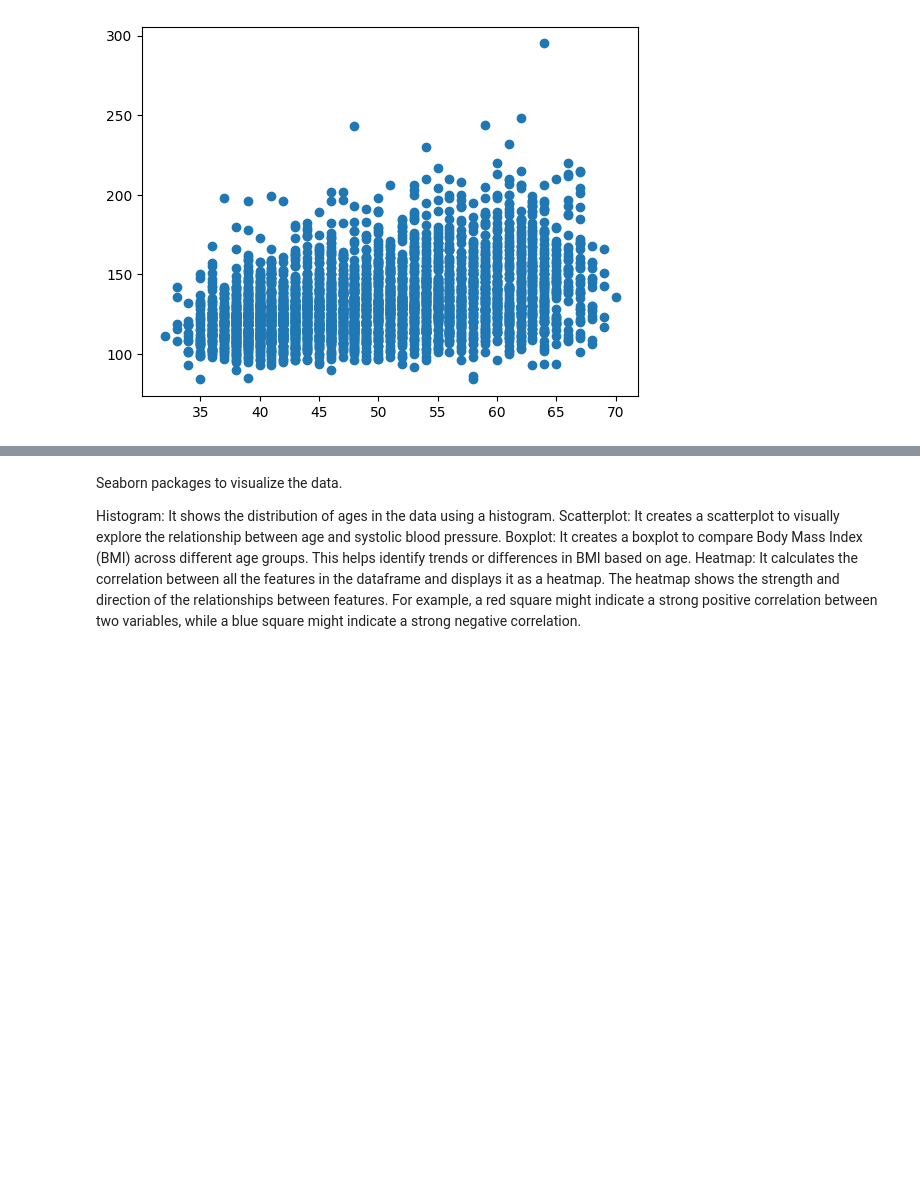
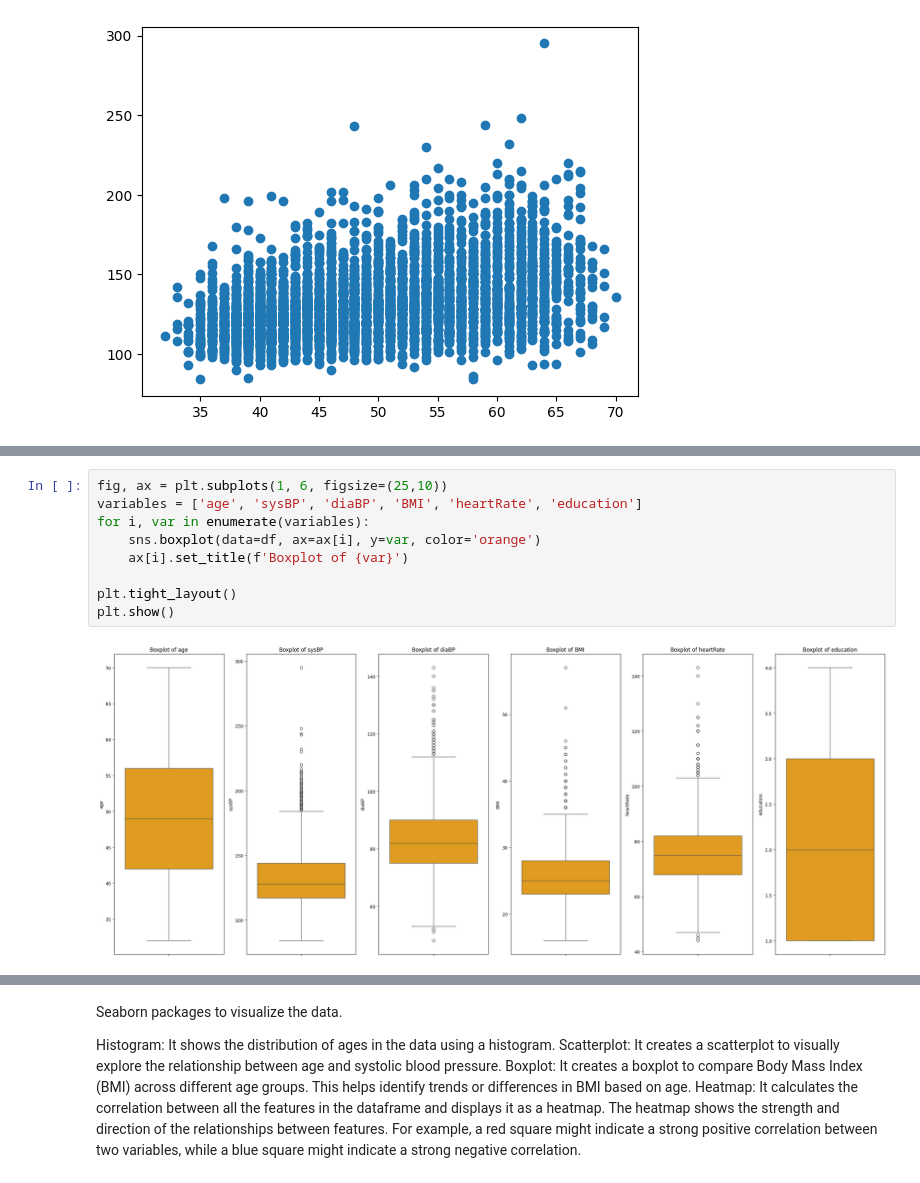
Before and after one commit to berkleysayaka/Final-project-Data-201, a Jupyter notebook: Final_project_Data_201_Kaggle_Heart_Disease_Prediction_after_mtg_(1).ipynb, the cells around one changed output, grey strips where cells are left out. Saved outputs shown, nothing was run; the diff lists cells and outputs as text; blank space fills up the shorter version.

```diff
--- a/Final_project_Data_201_Kaggle_Heart_Disease_Prediction_after_mtg_(1).ipynb
+++ b/Final_project_Data_201_Kaggle_Heart_Disease_Prediction_after_mtg_(1).ipynb
@@ -411,0 +281,11 @@ max       1.000000
+# %%
+fig, ax = plt.subplots(1, 6, figsize=(25,10))
+variables = ['age', 'sysBP', 'diaBP', 'BMI', 'heartRate', 'education']
+for i, var in enumerate(variables):
+    sns.boxplot(data=df, ax=ax[i], y=var, color='orange')
+    ax[i].set_title(f'Boxplot of {var}')
+
+plt.tight_layout()
+plt.show()
+# %% [output]
+[figure, added]
```
Also changed, not shown: parts of 35 cells of this notebook.
